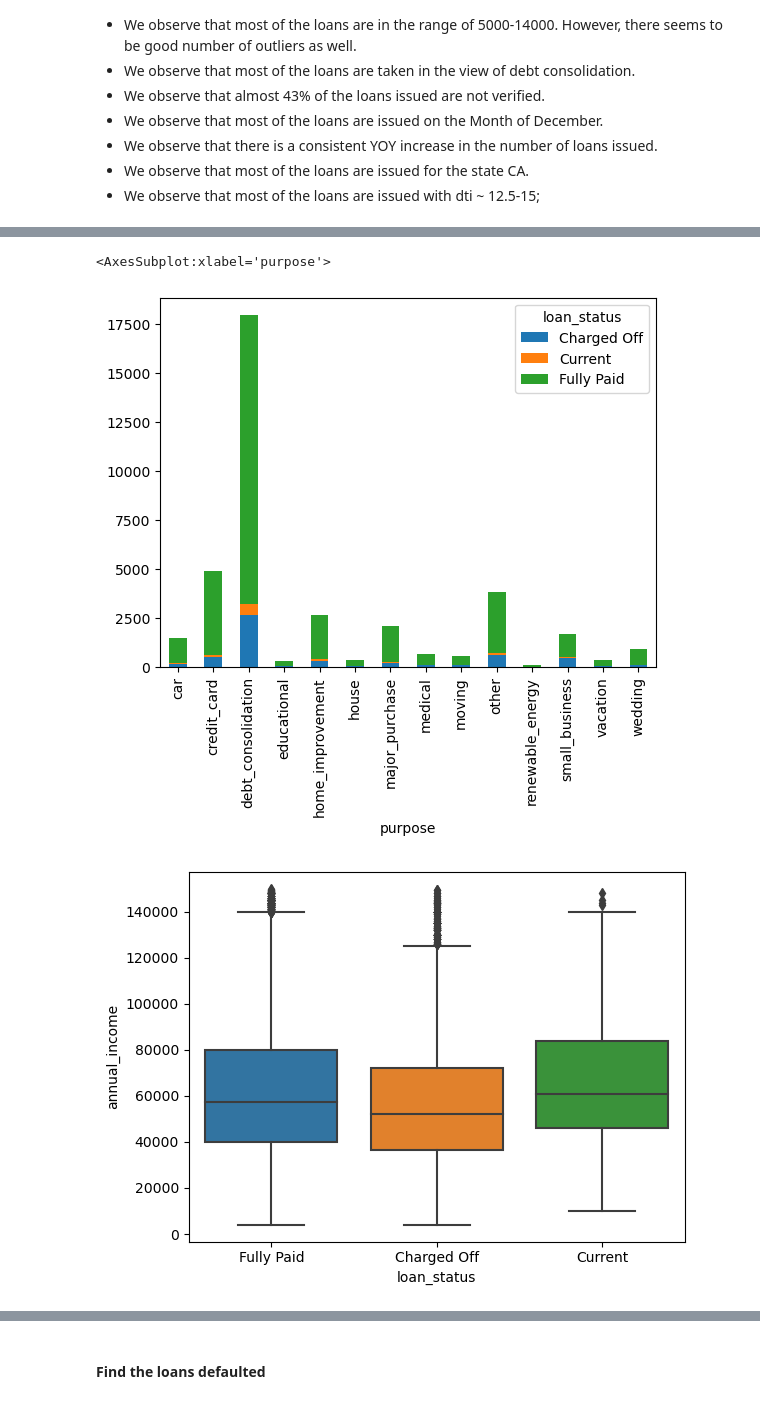
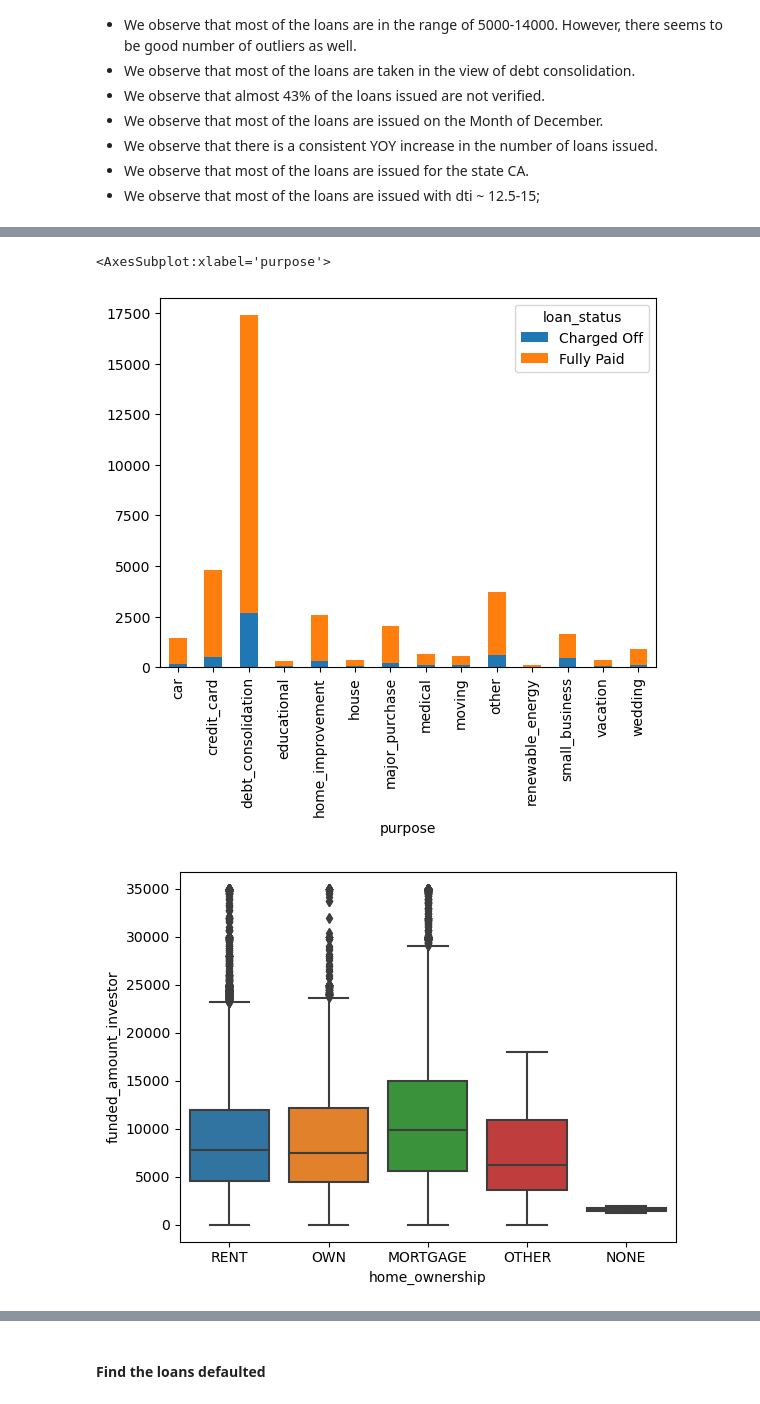
Before and after one commit to Vasista-Eranki/LendingClubCaseStudy, a Jupyter notebook: LendingClubCaseStudy.ipynb, the cells around one changed output, grey strips where cells are left out. Saved outputs shown, nothing was run; the diff lists cells and outputs as text; code cells hidden in the pictures.

```diff
--- a/LendingClubCaseStudy.ipynb
+++ b/LendingClubCaseStudy.ipynb
@@ -221,3 +221,6 @@ loan.loc[:,continuous_columns].describe()
 | 50% | 10000.000000 | 9600.000000 | 8975.000000 | 11.860000 | 5.900000e+04 | 280.220000 | ... |
 | 75% | 15000.000000 | 15000.000000 | 14400.000000 | 14.590000 | 8.230000e+04 | 430.780000 | ... |
 | max | 35000.000000 | 35000.000000 | 35000.000000 | 24.590000 | 6.000000e+06 | 1305.190000 | ... |
+# %%
+loan = loan[loan.loan_status != 'Current']
+loan.shape
@@ -328,16 +333,16 @@ loan_status_pivot_data = pd.pivot_table(data=loan, columns='loan_status', index=
 loan_status_pivot_data.plot(kind='bar', stacked=True)
 # %% [output]
 <AxesSubplot:xlabel='purpose'>
-[figure, old version]
+[figure, new version]
 # %%
 # Get a box plot on annual_incomes of various loan_status
-sns.boxplot(data=loan, y='annual_income' , x='loan_status')
+sns.boxplot(data=loan, y='funded_amount_investor' , x='home_ownership')
 plt.show()
 
 #loan_status_pivot_data = pd.pivot_table(data=loan, columns='loan_status', index='purpose', values='id', aggfunc='count')
 #loan_status_pivot_data.plot(kind='bar', stacked=True)
 # %% [output]
-[figure, old version]
+[figure, new version]
 # %%
 ### loan.dti.value_counts()
 bins_range = np.arange(0.0, 30.0, 2.5)
```
Also changed, not shown: parts of 23 cells of this notebook.
